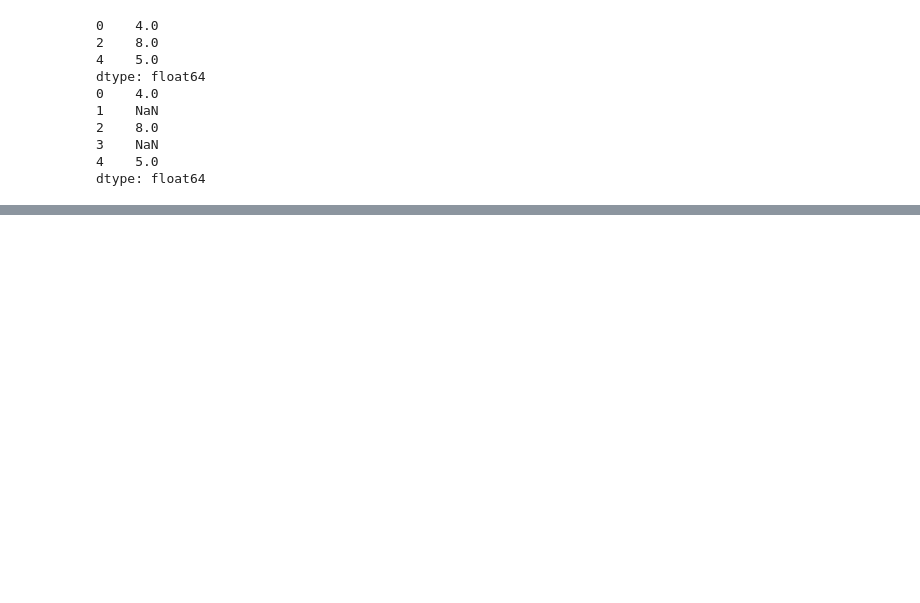
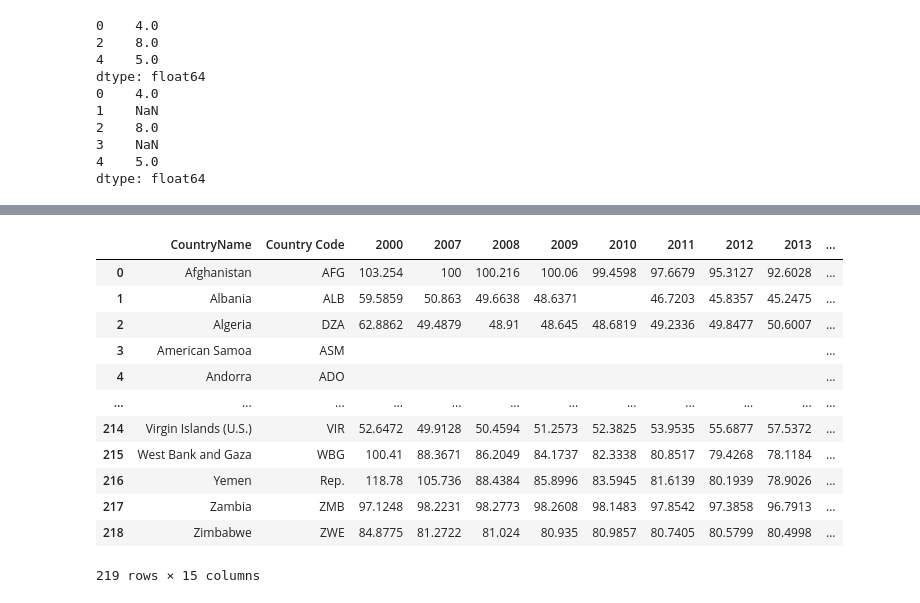
Before and after one commit to TianYu-hpu/python, a Jupyter notebook: 04数据分析/chapter04.ipynb, the cells around one changed output, grey strips where cells are left out. Drawn from its saved outputs; the diff is of its cells as text; code cells hidden in the pictures; blank space fills up the shorter version.

```diff
--- a/04数据分析/chapter04.ipynb
+++ b/04数据分析/chapter04.ipynb
@@ -56,0 +138,22 @@ ImportError: Missing optional dependency 'xlrd'. Install xlrd >= 1.0.0 for Excel
+# %%
+import pandas as pd
+df = pd.read_excel('./data/rate.xls')
+# 删除第0行和第1行
+# df.drop(labels=[0,1],axis=0)
+
+# 删除列名为1990的列
+df.drop(axis=1,columns=1990)
+# %% [output]
+|  | CountryName | Country Code | 2000 | 2007 | 2008 | 2009 | 2010 | 2011 | 2012 | 2013 | ... |
+| 0 | Afghanistan | AFG | 103.254 | 100 | 100.216 | 100.06 | 99.4598 | 97.6679 | 95.3127 | 92.6028 | ... |
+| 1 | Albania | ALB | 59.5859 | 50.863 | 49.6638 | 48.6371 |  | 46.7203 | 45.8357 | 45.2475 | ... |
+| 2 | Algeria | DZA | 62.8862 | 49.4879 | 48.91 | 48.645 | 48.6819 | 49.2336 | 49.8477 | 50.6007 | ... |
+| 3 | American Samoa | ASM |  |  |  |  |  |  |  |  | ... |
+| 4 | Andorra | ADO |  |  |  |  |  |  |  |  | ... |
+| ... | ... | ... | ... | ... | ... | ... | ... | ... | ... | ... | ... |
+| 214 | Virgin Islands (U.S.) | VIR | 52.6472 | 49.9128 | 50.4594 | 51.2573 | 52.3825 | 53.9535 | 55.6877 | 57.5372 | ... |
+| 215 | West Bank and Gaza | WBG | 100.41 | 88.3671 | 86.2049 | 84.1737 | 82.3338 | 80.8517 | 79.4268 | 78.1184 | ... |
+| 216 | Yemen | Rep. | 118.78 | 105.736 | 88.4384 | 85.8996 | 83.5945 | 81.6139 | 80.1939 | 78.9026 | ... |
+| 217 | Zambia | ZMB | 97.1248 | 98.2231 | 98.2773 | 98.2608 | 98.1483 | 97.8542 | 97.3858 | 96.7913 | ... |
+| 218 | Zimbabwe | ZWE | 84.8775 | 81.2722 | 81.024 | 80.935 | 80.9857 | 80.7405 | 80.5799 | 80.4998 | ... |
+219 rows × 15 columns
```
Also changed, not shown: parts of 21 cells of this notebook, 7 other files.
